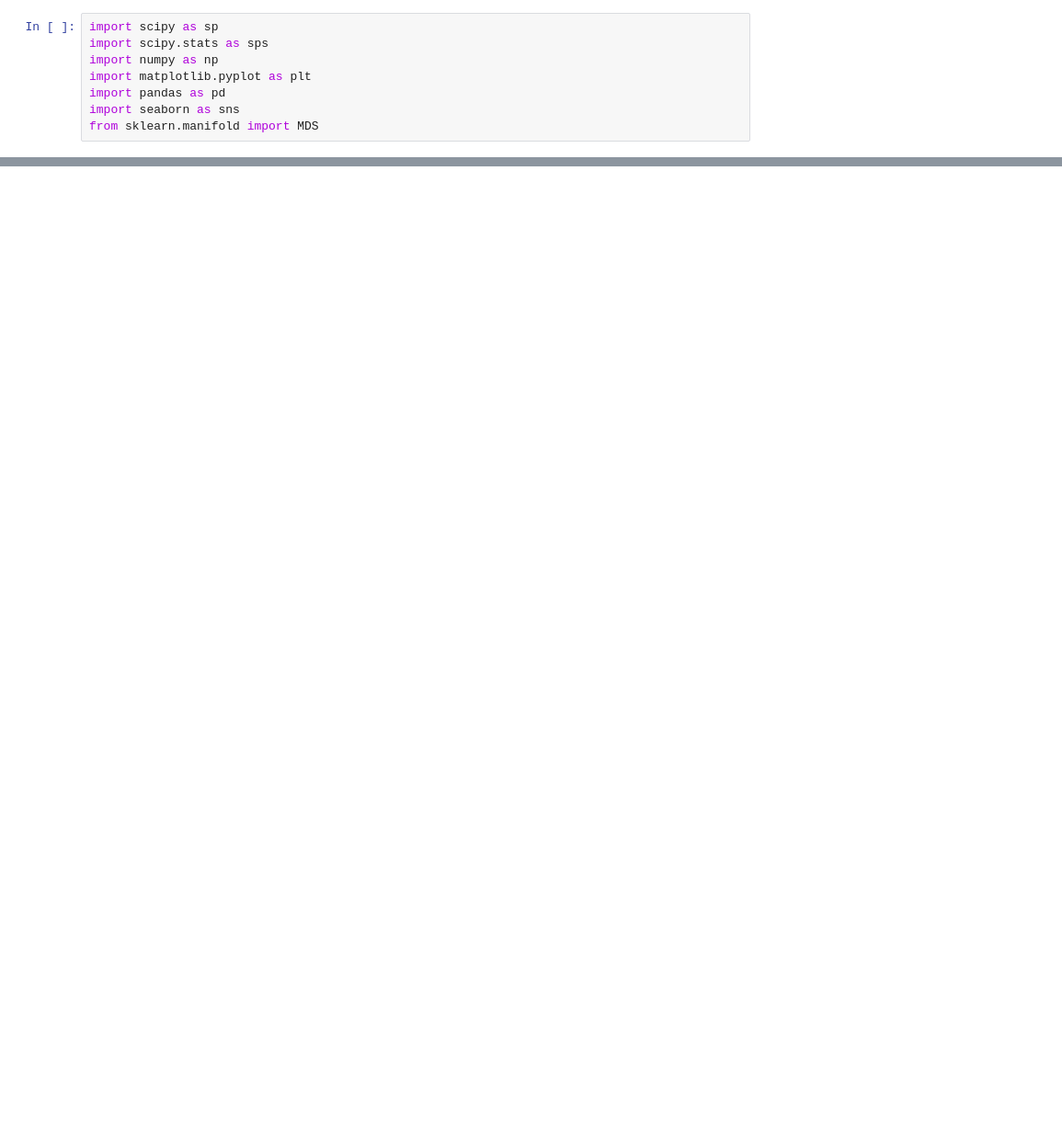
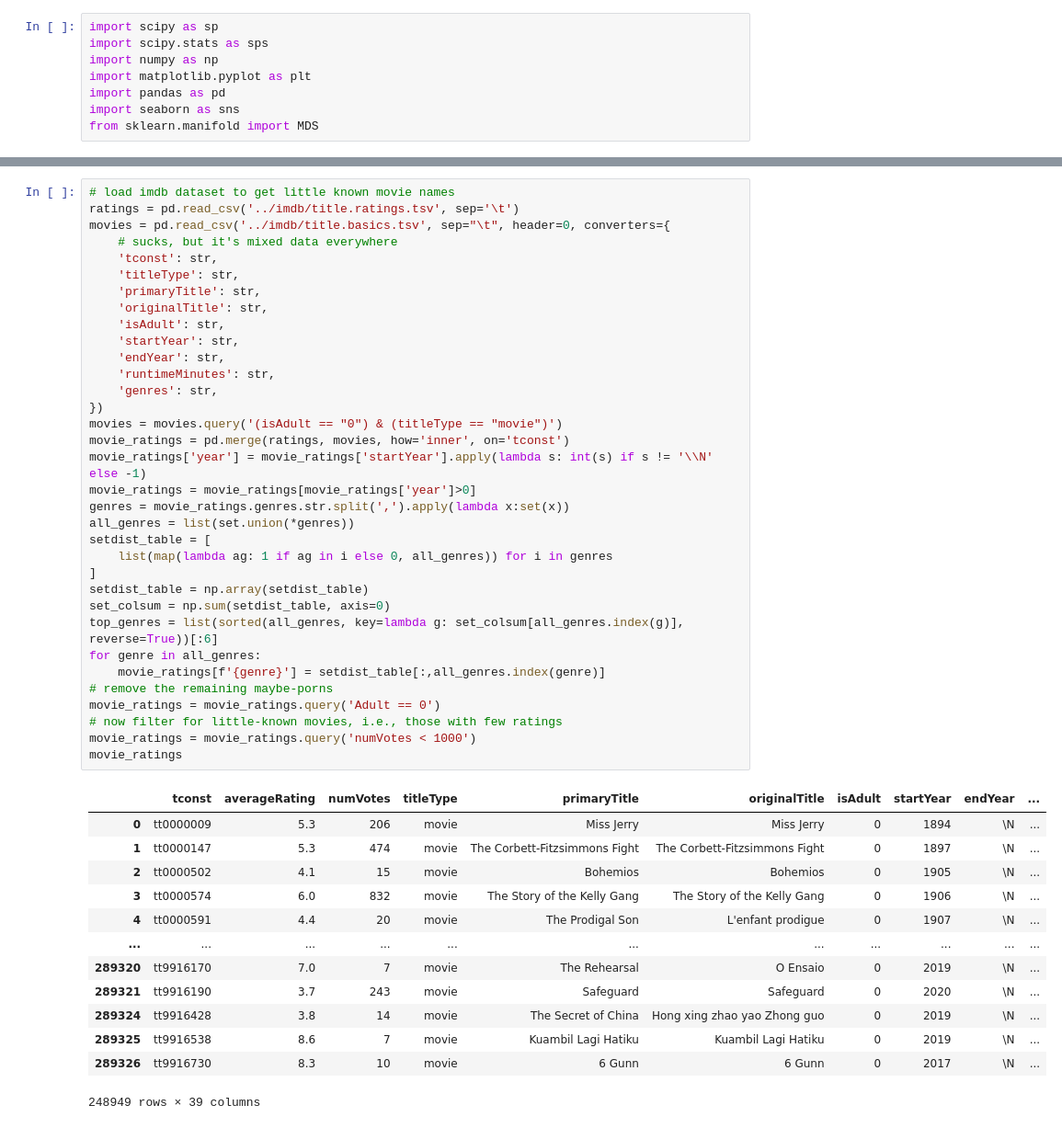
Before and after one commit to npiccolotto/undrground-tubes, a Jupyter notebook: data/synth/synth.ipynb, the cells around one changed output, grey strips where cells are left out. Shown at 92% size. Cells and saved outputs as stored; diff of their text form; blank space fills up the shorter version.

```diff
--- a/data/synth/synth.ipynb
+++ b/data/synth/synth.ipynb
@@ -40,0 +118,48 @@ sns.pairplot(df, hue='t')
+# %%
+# load imdb dataset to get little known movie names
+ratings = pd.read_csv('../imdb/title.ratings.tsv', sep='\t')
+movies = pd.read_csv('../imdb/title.basics.tsv', sep="\t", header=0, converters={
+    # sucks, but it's mixed data everywhere
+    'tconst': str,
+    'titleType': str,
+    'primaryTitle': str,
+    'originalTitle': str,
+    'isAdult': str,
+    'startYear': str,
+    'endYear': str,
+    'runtimeMinutes': str,
+    'genres': str,
+})
+movies = movies.query('(isAdult == "0") & (titleType == "movie")')
+movie_ratings = pd.merge(ratings, movies, how='inner', on='tconst')
+movie_ratings['year'] = movie_ratings['startYear'].apply(lambda s: int(s) if s != '\\N' else -1)
+movie_ratings = movie_ratings[movie_ratings['year']>0]
+genres = movie_ratings.genres.str.split(',').apply(lambda x:set(x))
+all_genres = list(set.union(*genres))
+setdist_table = [
+    list(map(lambda ag: 1 if ag in i else 0, all_genres)) for i in genres
+]
+setdist_table = np.array(setdist_table)
+set_colsum = np.sum(setdist_table, axis=0)
+top_genres = list(sorted(all_genres, key=lambda g: set_colsum[all_genres.index(g)], reverse=True))[:6]
+for genre in all_genres:
+    movie_ratings[f'{genre}'] = setdist_table[:,all_genres.index(genre)]
+# remove the remaining maybe-porns
+movie_ratings = movie_ratings.query('Adult == 0')
+# now filter for little-known movies, i.e., those with few ratings
+movie_ratings = movie_ratings.query('numVotes < 1000')
+movie_ratings
+# %% [output]
+|  | tconst | averageRating | numVotes | titleType | primaryTitle | originalTitle | isAdult | startYear | endYear | ... |
+| 0 | tt0000009 | 5.3 | 206 | movie | Miss Jerry | Miss Jerry | 0 | 1894 | \N | ... |
+| 1 | tt0000147 | 5.3 | 474 | movie | The Corbett-Fitzsimmons Fight | The Corbett-Fitzsimmons Fight | 0 | 1897 | \N | ... |
+| 2 | tt0000502 | 4.1 | 15 | movie | Bohemios | Bohemios | 0 | 1905 | \N | ... |
+| 3 | tt0000574 | 6.0 | 832 | movie | The Story of the Kelly Gang | The Story of the Kelly Gang | 0 | 1906 | \N | ... |
+| 4 | tt0000591 | 4.4 | 20 | movie | The Prodigal Son | L'enfant prodigue | 0 | 1907 | \N | ... |
+| ... | ... | ... | ... | ... | ... | ... | ... | ... | ... | ... |
+| 289320 | tt9916170 | 7.0 | 7 | movie | The Rehearsal | O Ensaio | 0 | 2019 | \N | ... |
+| 289321 | tt9916190 | 3.7 | 243 | movie | Safeguard | Safeguard | 0 | 2020 | \N | ... |
+| 289324 | tt9916428 | 3.8 | 14 | movie | The Secret of China | Hong xing zhao yao Zhong guo | 0 | 2019 | \N | ... |
+| 289325 | tt9916538 | 8.6 | 7 | movie | Kuambil Lagi Hatiku | Kuambil Lagi Hatiku | 0 | 2019 | \N | ... |
+| 289326 | tt9916730 | 8.3 | 10 | movie | 6 Gunn | 6 Gunn | 0 | 2017 | \N | ... |
+248949 rows × 39 columns
```
Also changed, not shown: parts of 4 cells of this notebook.
